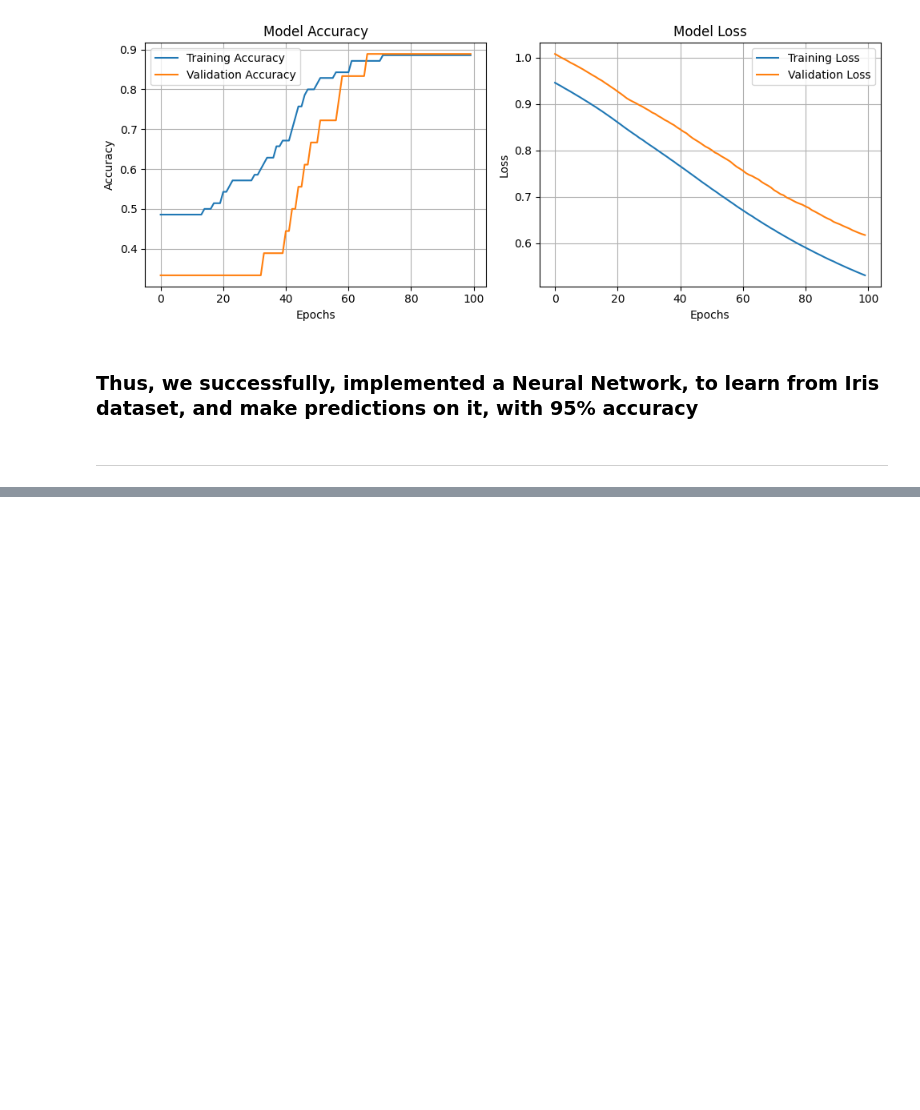
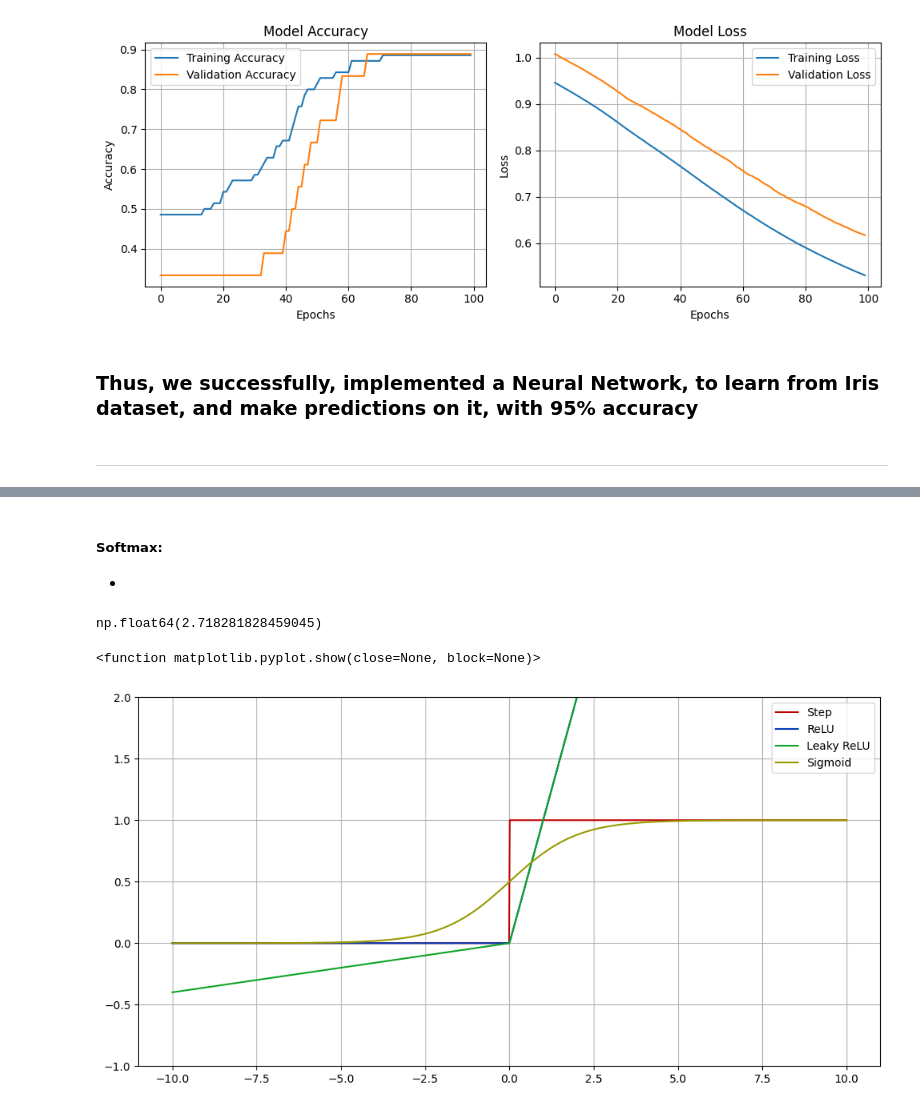
Before and after one commit to TZ24cloud/AIML-nexpertsthaqif, a Jupyter notebook: Day 22 - Neural Networks/inclass 1 Neural Network .ipynb, the cells around one changed output, grey strips where cells are left out. Drawn from its saved outputs; the diff is of its cells as text; code cells hidden in the pictures; blank space fills up the shorter version.

```diff
--- a/Day 22 - Neural Networks/inclass 1 Neural Network .ipynb
+++ b/Day 22 - Neural Networks/inclass 1 Neural Network .ipynb
@@ -229,0 +319,42 @@ plt.show()
+# %% [markdown]
+##### **Softmax**:
+-
+# %%
+def sigmoid(z):
+    return 1 / (1 + np.exp(-z))
+
+np.exp(1) # e^1
+# %% [output]
+np.float64(2.718281828459045)
+# %%
+# ReLU function
+
+# step function
+def step(z):
+    return np.where(z >= 0, 1, 0) # where z >= 0, return z, else return 0
+
+# ReLu function
+def relu(z):
+    return np.where(z >= 0, z, 0) # where z >= 0, return z, else return 0
+
+# ReLu function
+def leaky_relu(z, alpha = 0.04):
+    return np.where(z >= 0, z, alpha * z) # where z >= 0, return z, else return 0
+
+
+x = np.linspace(-10,10,1000)
+
+
+plt.figure(figsize=(12,6))
+plt.plot(x, step(x), color = "#C00202", label = 'Step' )
+plt.plot(x, relu(x), color = "#053AB6", label = 'ReLU' )
+plt.plot(x, leaky_relu(x), color = "#0CA425", label = 'Leaky ReLU' )
+plt.plot(x, sigmoid(x), color = "#989A00", label = 'Sigmoid' )
+
+plt.ylim(-1, 2)
+plt.legend()
+plt.grid()
+plt.show
+# %% [output]
+<function matplotlib.pyplot.show(close=None, block=None)>
+[figure, added]
```
Also changed, not shown: parts of 17 cells of this notebook, 1 other file.
